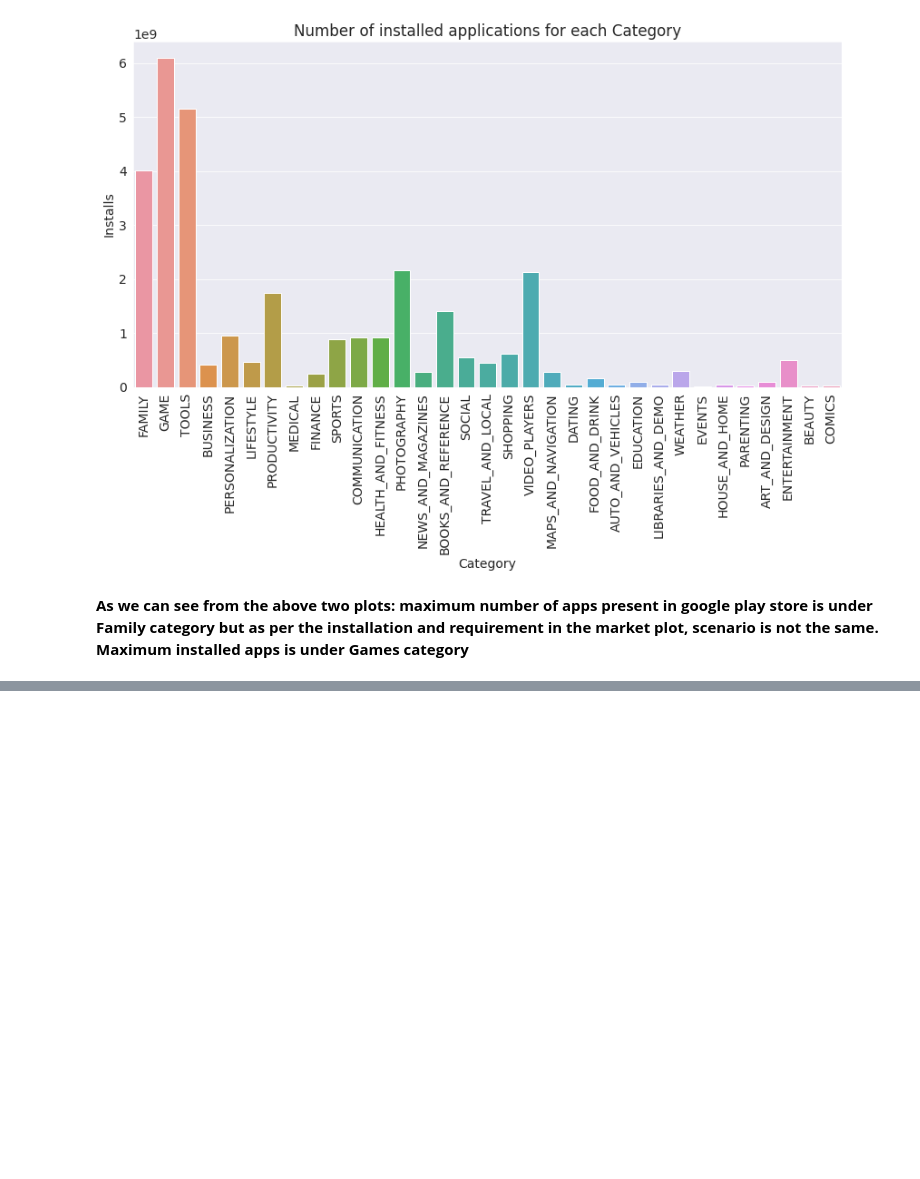
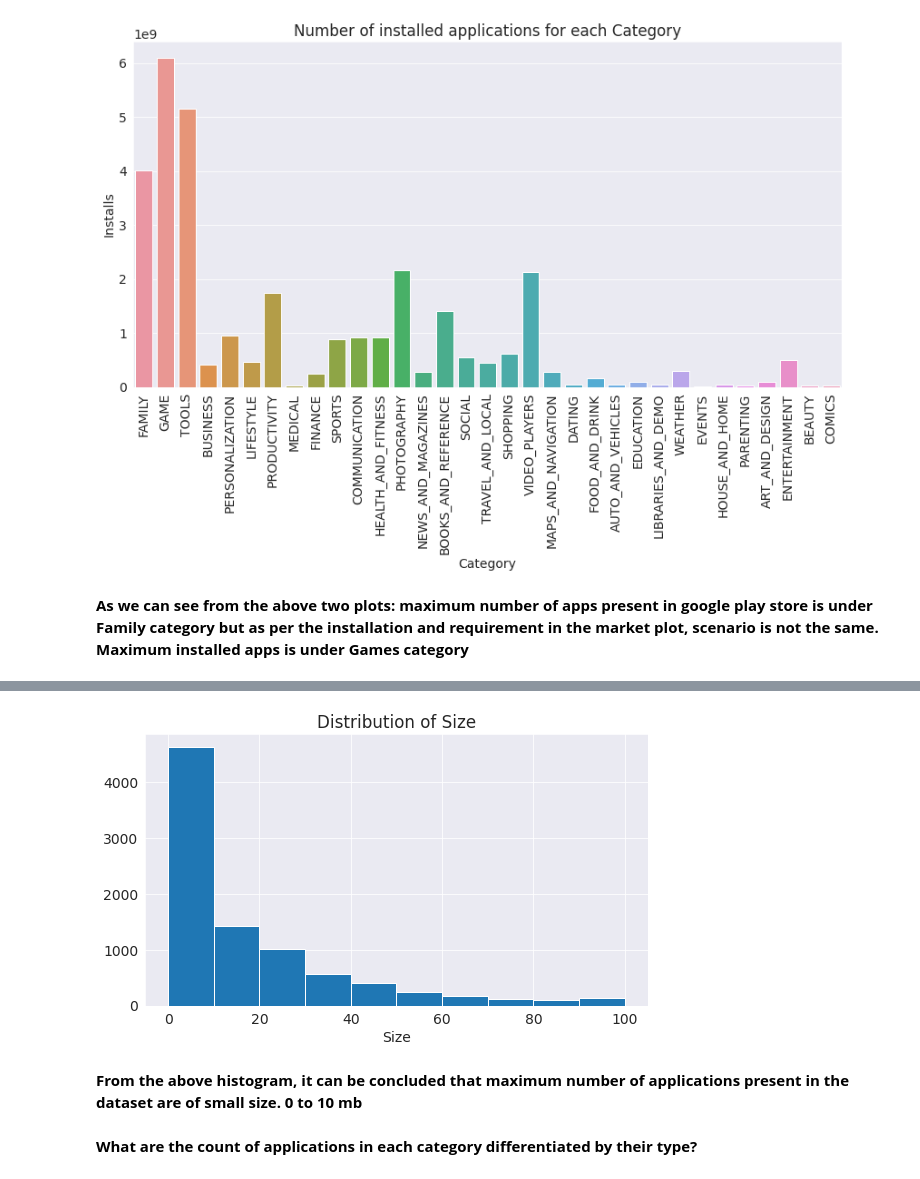
Before and after one commit to deepika1905/Play-store-app-review-analysis, a Jupyter notebook: Deepika_Yadav_Play_Store_App_Review_Analysis_Capstone_Project.ipynb, the cells around one changed output, grey strips where cells are left out. Cells and saved outputs as stored; diff of their text form; code cells hidden in the pictures; blank space fills up the shorter version.

```diff
--- a/Deepika_Yadav_Play_Store_App_Review_Analysis_Capstone_Project.ipynb
+++ b/Deepika_Yadav_Play_Store_App_Review_Analysis_Capstone_Project.ipynb
@@ -577,0 +614,14 @@ plt.show()
+# %%
+# to remove null values from size column
+play_store_df.loc[play_store_df['Size'].isnull(),'Size']=0
+# %%
+plt.xlabel("Size")
+plt.title("Distribution of Size")
+plt.hist(play_store_df['Size']);
+plt.show()
+# %% [output]
+[figure, added]
+# %% [markdown]
+**From the above histogram, it can be concluded that maximum number of applications present in the dataset are of small size. 0 to 10 mb**
+# %% [markdown]
+**What are the count of applications in each category differentiated by their type?**
```
Also changed, not shown: parts of 15 cells of this notebook.
